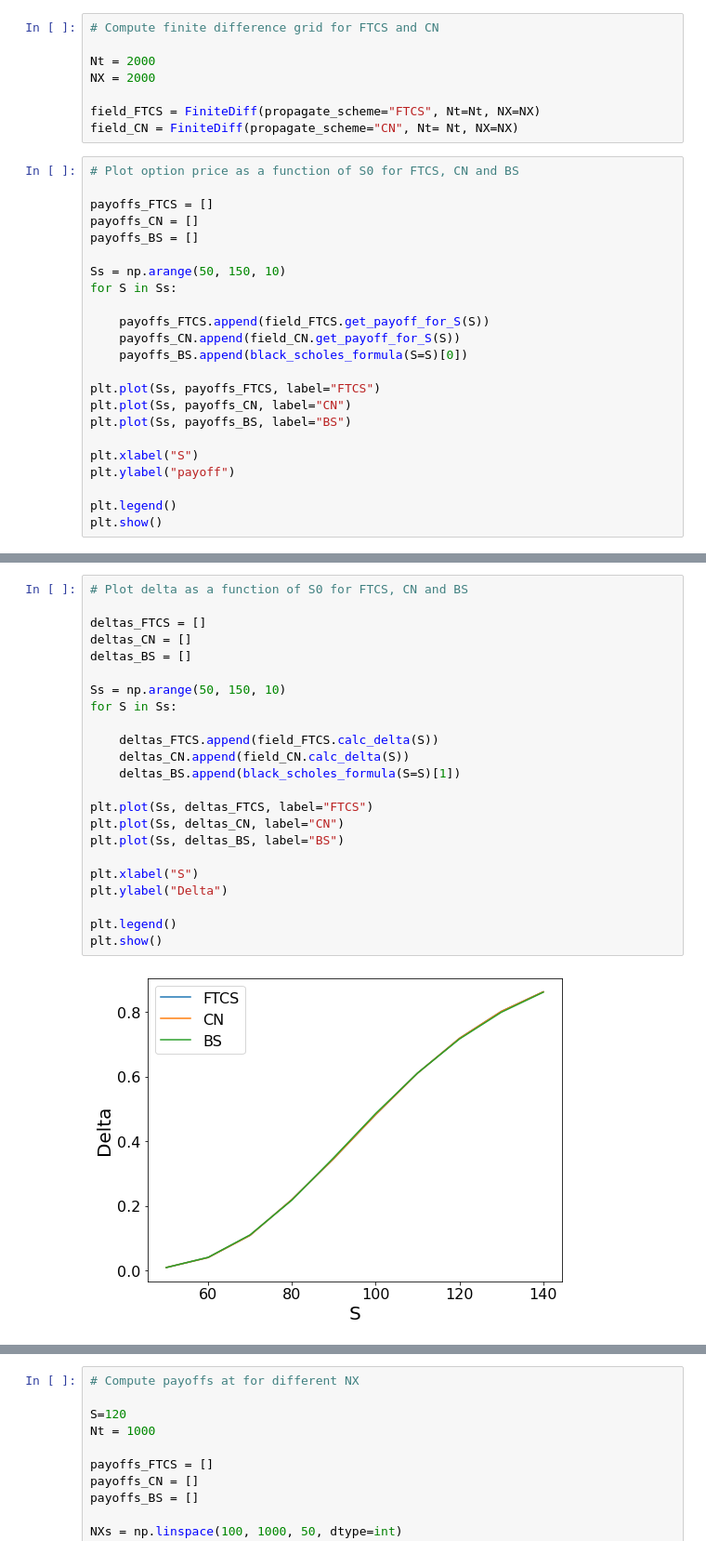
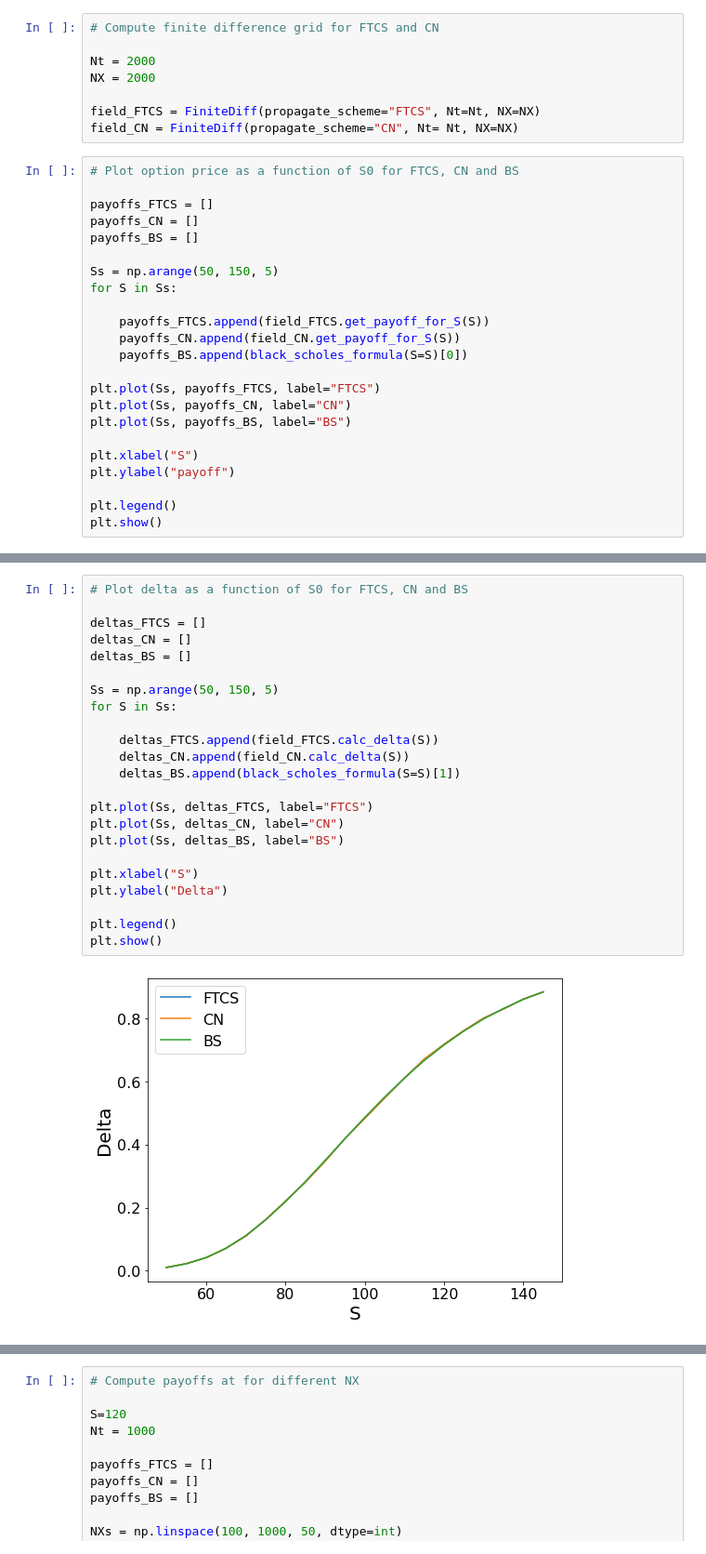
Before and after one commit to sanderbroos/Computational-Finance, a Jupyter notebook: Set 3/set3.ipynb, the cells around one changed output, grey strips where cells are left out. Shown: that part at 93% size. Saved outputs shown, nothing was run; the diff lists cells and outputs as text.

```diff
--- a/Set 3/set3.ipynb
+++ b/Set 3/set3.ipynb
@@ -38,7 +39,7 @@ payoffs_FTCS = []
 payoffs_CN = []
 payoffs_BS = []
 
-Ss = np.arange(50, 150, 10)
+Ss = np.arange(50, 150, 5)
 for S in Ss:
 
     payoffs_FTCS.append(field_FTCS.get_payoff_for_S(S))
@@ -84,28 +85,28 @@ plt.show()
 # %%
 # Plot delta as a function of S0 for FTCS, CN and BS
 
 deltas_FTCS = []
 deltas_CN = []
 deltas_BS = []
 
-Ss = np.arange(50, 150, 10)
+Ss = np.arange(50, 150, 5)
 for S in Ss:
 
     deltas_FTCS.append(field_FTCS.calc_delta(S))
     deltas_CN.append(field_CN.calc_delta(S))
     deltas_BS.append(black_scholes_formula(S=S)[1])
 
 plt.plot(Ss, deltas_FTCS, label="FTCS")
 plt.plot(Ss, deltas_CN, label="CN")
 plt.plot(Ss, deltas_BS, label="BS")
 
 plt.xlabel("S")
 plt.ylabel("Delta")
 
 plt.legend()
 plt.show()
 # %% [output]
-[figure, old version]
+[figure, new version]
 # %%
 # Compare relative errors of delta compared to BS
 
```
Also changed, not shown: parts of 5 cells of this notebook.
